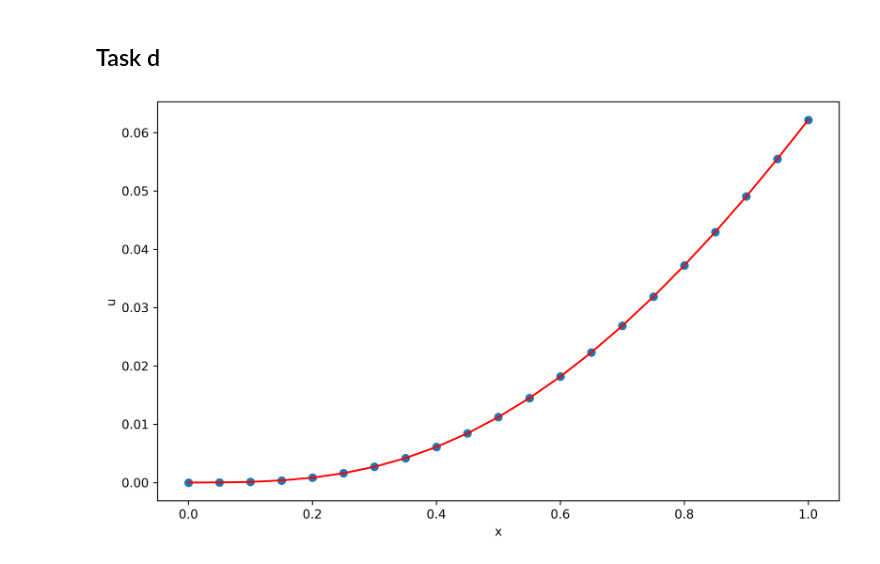
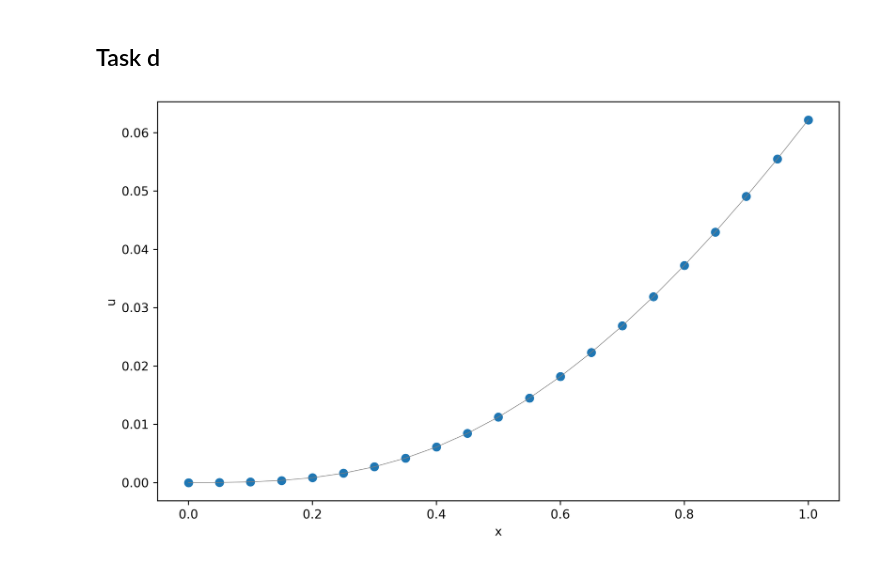
Before and after one commit to Munchic/cs154, a Jupyter notebook: Assignment 4.ipynb, the cells around one changed output. Cells and saved outputs as stored; diff of their text form; code cells hidden in the pictures.

```diff
--- a/Assignment 4.ipynb
+++ b/Assignment 4.ipynb
@@ -54,11 +54,11 @@ for i in range(1, n + 1):
 # %%
 plt.figure(figsize=(10, 6), dpi=330)
 
-plt.plot(xs, us, color="red")
-plt.scatter(xs, us)
+plt.plot(xs, us, color="grey", linewidth=0.5)
+plt.scatter(xs, us, s=40)
 
 plt.xlabel("x")
 plt.ylabel("u")
 plt.show()
 # %% [output]
-[figure, old version]
+[figure, new version]
```
Also changed, not shown: parts of 7 cells of this notebook.
